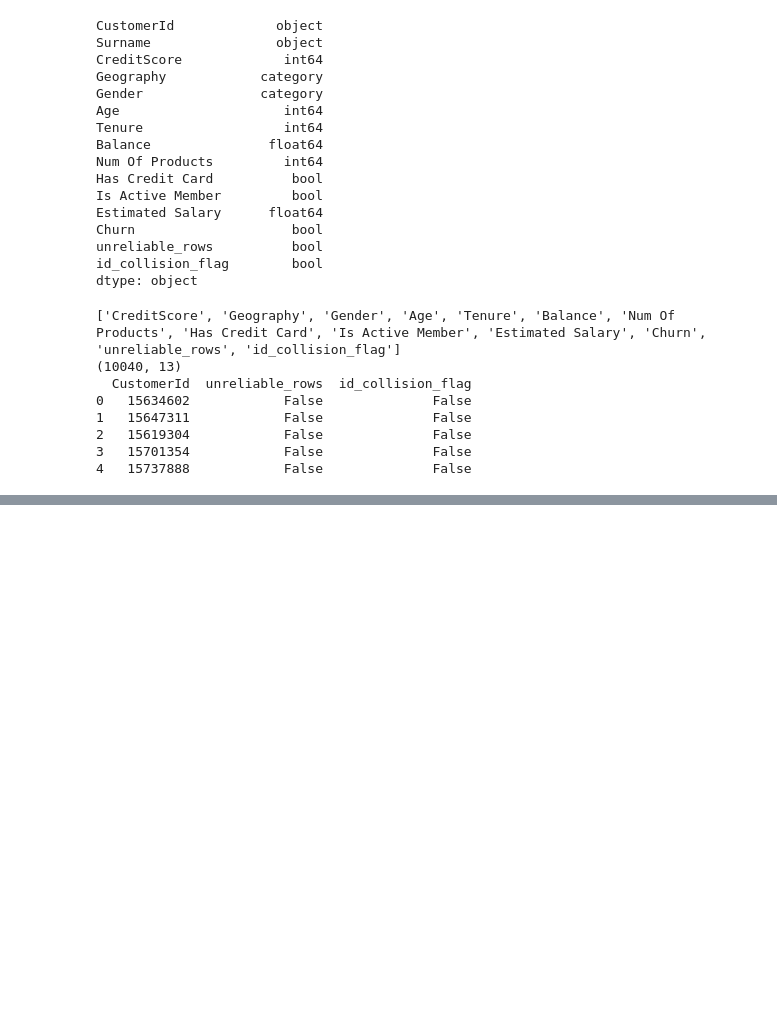
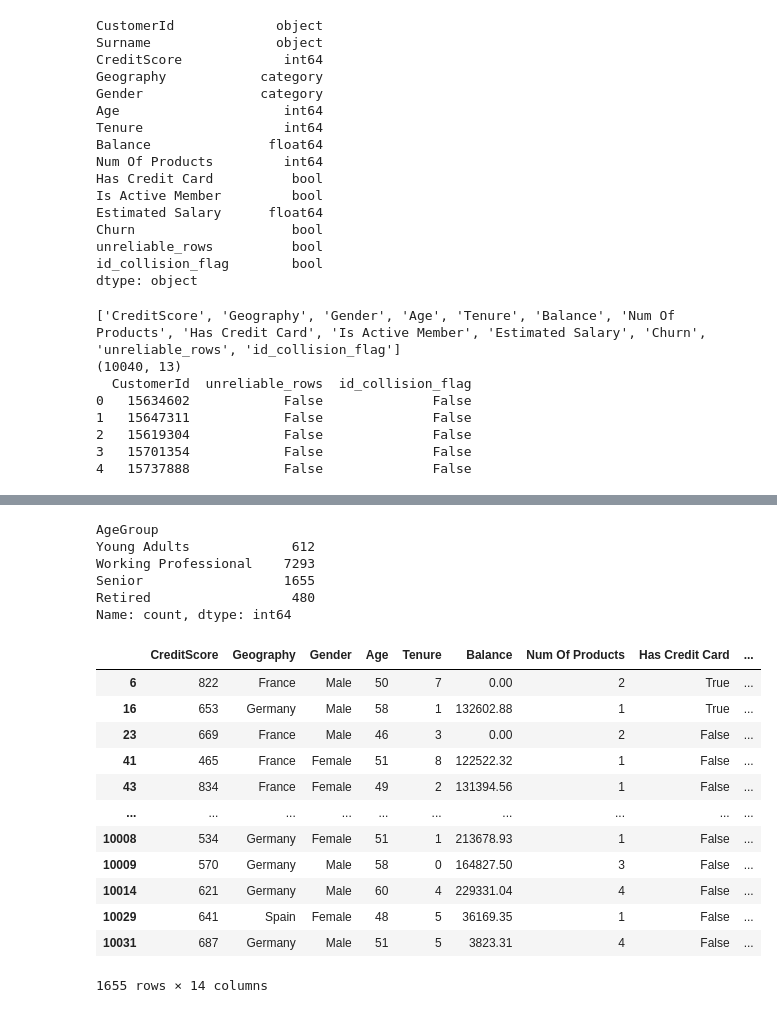
Before and after one commit to aishacmela/Working-with-data-assignment-2, a Jupyter notebook: main.ipynb, the cells around one changed output, grey strips where cells are left out. Saved outputs shown, nothing was run; the diff lists cells and outputs as text; code cells hidden in the pictures; blank space fills up the shorter version.

Commit message:
Customer segmentation, value based structuring, Grouped aggregation analysis

```diff
--- a/main.ipynb
+++ b/main.ipynb
@@ -538,0 +548,29 @@ print(customer_lookup.head())
+# %%
+bins = [18, 25, 45, 60, 92]
+labels = ['Young Adults', 'Working Professional', 'Senior', 'Retired']
+
+combined_df['AgeGroup'] = pd.cut(combined_df['Age'], bins=bins, labels=labels, include_lowest=True)
+combined_df['AgeGroup'].value_counts().sort_index()
+# %% [output]
+AgeGroup
+Young Adults             612
+Working Professional    7293
+Senior                  1655
+Retired                  480
+Name: count, dtype: int64
+# %%
+combined_df[combined_df['AgeGroup'] == 'Senior']
+# %% [output]
+|  | CreditScore | Geography | Gender | Age | Tenure | Balance | Num Of Products | Has Credit Card | ... |
+| 6 | 822 | France | Male | 50 | 7 | 0.00 | 2 | True | ... |
+| 16 | 653 | Germany | Male | 58 | 1 | 132602.88 | 1 | True | ... |
+| 23 | 669 | France | Male | 46 | 3 | 0.00 | 2 | False | ... |
+| 41 | 465 | France | Female | 51 | 8 | 122522.32 | 1 | False | ... |
+| 43 | 834 | France | Female | 49 | 2 | 131394.56 | 1 | False | ... |
+| ... | ... | ... | ... | ... | ... | ... | ... | ... | ... |
+| 10008 | 534 | Germany | Female | 51 | 1 | 213678.93 | 1 | False | ... |
+| 10009 | 570 | Germany | Male | 58 | 0 | 164827.50 | 3 | False | ... |
+| 10014 | 621 | Germany | Male | 60 | 4 | 229331.04 | 4 | False | ... |
+| 10029 | 641 | Spain | Female | 48 | 5 | 36169.35 | 1 | False | ... |
+| 10031 | 687 | Germany | Male | 51 | 5 | 3823.31 | 4 | False | ... |
+1655 rows × 14 columns
```
Also changed, not shown: parts of 24 cells of this notebook.
